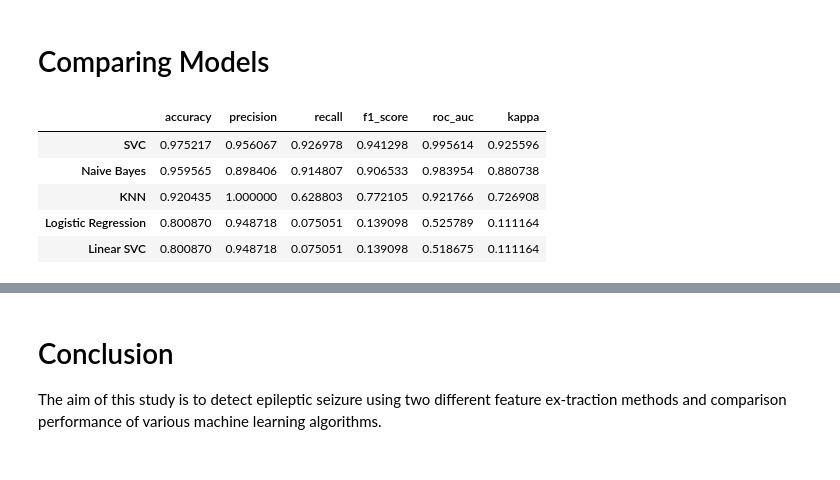
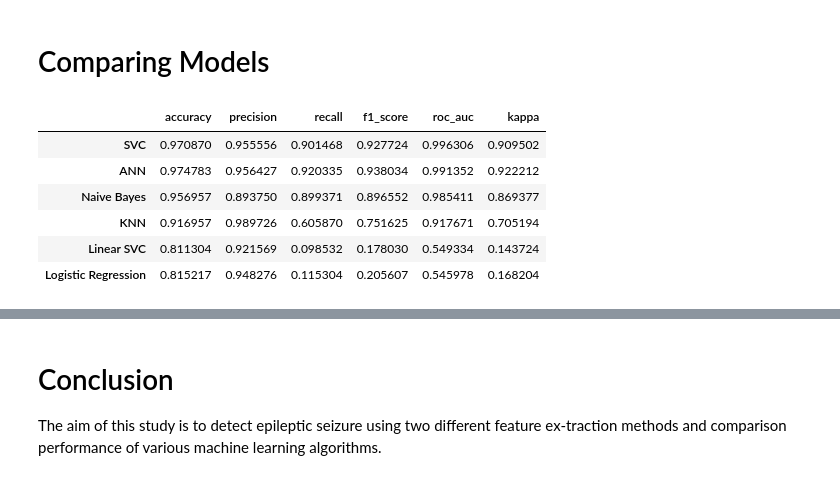
Before and after one commit to Accenture-Northwestern-Capstone/clinical, a Jupyter notebook: machine-learning-algorithms-for-epileptic-seizures.ipynb, the cells around one changed output, grey strips where cells are left out. Drawn from its saved outputs; the diff is of its cells as text; code cells hidden in the pictures.

```diff
--- a/machine-learning-algorithms-for-epileptic-seizures.ipynb
+++ b/machine-learning-algorithms-for-epileptic-seizures.ipynb
@@ -328,9 +460,9 @@ Cohen's Kappa: 0.17
 # 3.*k*-Nearest Neighbors
 # %%
 from sklearn.neighbors import KNeighborsClassifier
-clf = KNeighborsClassifier()
-clf.fit(X_train, y_train)
-y_pred_knn = clf.predict(X_test)
-y_pred_prob = clf.predict_proba(X_test)[:, 1]
+model_knn = KNeighborsClassifier()
+model_knn.fit(X_train, y_train)
+y_pred_knn = model_knn.predict(X_test)
+y_pred_prob = model_knn.predict_proba(X_test)[:, 1]
 metrics_knn = evaluate_classification_metrics(y_test, y_pred_knn, y_pred_prob)
 # %% [output]
@@ -358,9 +490,9 @@ Cohen's Kappa: 0.87
 # 4. Gaussian Naive Bayes
 # %%
 from sklearn.naive_bayes import GaussianNB
-clf = GaussianNB()
-clf.fit(X_train, y_train)
-y_pred_gnb = clf.predict(X_test)
-y_pred_prob = clf.predict_proba(X_test)[:, 1]
+model_gnb = GaussianNB()
+model_gnb.fit(X_train, y_train)
+y_pred_gnb = model_gnb.predict(X_test)
+y_pred_prob = model_gnb.predict_proba(X_test)[:, 1]
 metrics_gnb = evaluate_classification_metrics(y_test, y_pred_gnb, y_pred_prob)
 # %% [output]
@@ -428,5 +528,8 @@ classifier.add(Dense(output_dim = 1, init = 'uniform', activation = 'sigmoid'))
 # %%
-classifier.compile(optimizer = 'adam', loss = 'binary_crossentropy', metrics = ['accuracy'])
-
+model_ann = Sequential()
+model_ann.add(Dense(units=80, kernel_initializer='uniform', activation='relu', input_dim=178))
+model_ann.add(Dense(units=80, kernel_initializer='uniform', activation='relu',))
+model_ann.add(Dense(units = 1, kernel_initializer = 'uniform', activation = 'sigmoid'))
+model_ann.compile(optimizer = 'adam', loss = 'binary_crossentropy', metrics = ['accuracy'])
 #Fitting the ANN to the training set
-classifier.fit(X_train, y_train, batch_size = 10, nb_epoch = 100)
+model_ann.fit(X_train, y_train, batch_size = 10, epochs = 100)
@@ -433,6 +556,5 @@ classifier.fit(X_train, y_train, batch_size = 10, nb_epoch = 100)
 # %%
 # Predicting the Test set results
-y_pred = classifier.predict(X_test)
-y_pred = (y_pred > 0.5)
-acc_ANN = round(clf.score(X_train, y_train) * 100, 2)
-print (str(acc_ANN) + '%')
+y_pred_probs = model_ann.predict(X_test)
+y_pred = (y_pred_probs > 0.5)
+metrics_ann = evaluate_classification_metrics(y_test, y_pred, y_pred_probs)
@@ -450,21 +623,23 @@ print (str(acc_PCA) + '%')
 # %%
 metrics_data = {
     'Logistic Regression': metrics_lr,
     'SVC': metrics_svc,
     'KNN': metrics_knn,
     'Naive Bayes': metrics_gnb,
     'Linear SVC': metrics_l_svc,
+    'ANN': metrics_ann,
 }
 
 df_metrics = pd.DataFrame(metrics_data)
 df_metrics.T.sort_values(by='roc_auc', ascending=False)
 # %% [output]
 |  | accuracy | precision | recall | f1_score | roc_auc | kappa |
-| SVC | 0.975217 | 0.956067 | 0.926978 | 0.941298 | 0.995614 | 0.925596 |
-| Naive Bayes | 0.959565 | 0.898406 | 0.914807 | 0.906533 | 0.983954 | 0.880738 |
-| KNN | 0.920435 | 1.000000 | 0.628803 | 0.772105 | 0.921766 | 0.726908 |
-| Logistic Regression | 0.800870 | 0.948718 | 0.075051 | 0.139098 | 0.525789 | 0.111164 |
-| Linear SVC | 0.800870 | 0.948718 | 0.075051 | 0.139098 | 0.518675 | 0.111164 |
+| SVC | 0.970870 | 0.955556 | 0.901468 | 0.927724 | 0.996306 | 0.909502 |
+| ANN | 0.974783 | 0.956427 | 0.920335 | 0.938034 | 0.991352 | 0.922212 |
+| Naive Bayes | 0.956957 | 0.893750 | 0.899371 | 0.896552 | 0.985411 | 0.869377 |
+| KNN | 0.916957 | 0.989726 | 0.605870 | 0.751625 | 0.917671 | 0.705194 |
+| Linear SVC | 0.811304 | 0.921569 | 0.098532 | 0.178030 | 0.549334 | 0.143724 |
+| Logistic Regression | 0.815217 | 0.948276 | 0.115304 | 0.205607 | 0.545978 | 0.168204 |
 # %%
 metrics_data = {
     'Logistic Regression': metrics_lr_bal,
```
Also changed, not shown: parts of 46 cells of this notebook, 1 other file.
